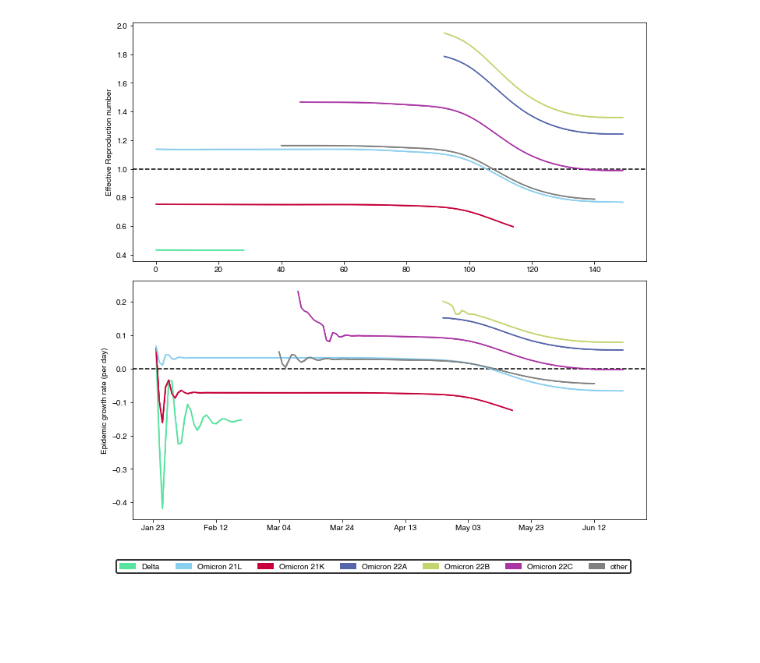
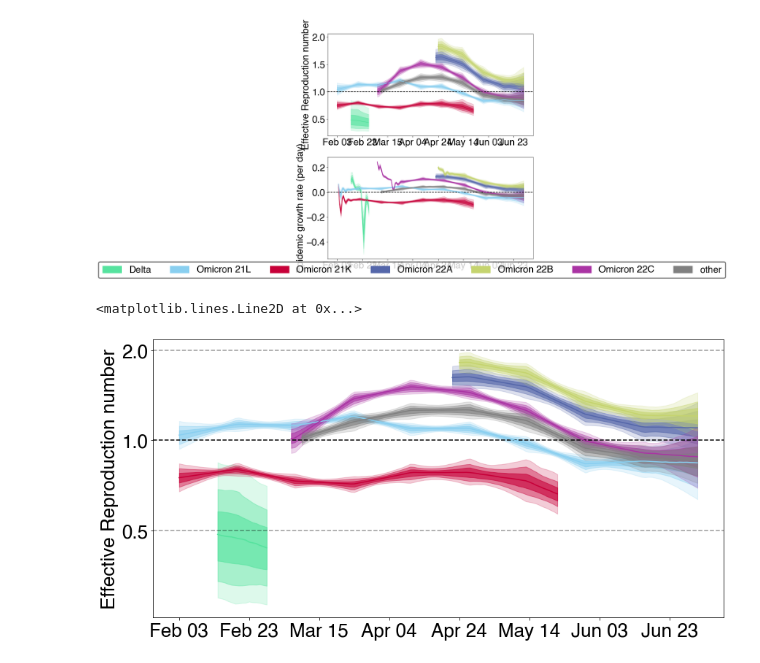
Before and after one commit to blab/evofr, a Jupyter notebook: notebooks/example_variant_renewal.ipynb, the cells around one changed output. Saved outputs shown, nothing was run; the diff lists cells and outputs as text; code cells hidden in the pictures; blank space fills up the shorter version.

Commit message:
Example with basis expansion

```diff
--- a/notebooks/example_variant_renewal.ipynb
+++ b/notebooks/example_variant_renewal.ipynb
@@ -36,17 +36,18 @@ gen = ef.pad_delays(
 
 delays = ef.pad_delays([ef.discretise_lognorm(mn=3.1, std=1.0)])
 
+basis_fn = ef.Spline(order=2, k=10)
 
-
-renewal_model = ef.RenewalModel(gen, delays, seed_L, forecast_L, k=10,
+renewal_model = ef.RenewalModel(gen, delays, seed_L, forecast_L,
                        RLik = ef.GARW(0.1, 0.1),
                        CLik = ef.ZINegBinomCases(0.05),
                        SLik = ef.DirMultinomialSeq(100),
-                       v_names = v_names)
+                       v_names = v_names,
+                       basis_fn= basis_fn)
 # %%
 # Fititng model
-svi_MAP = ef.InferMAP(iters=20_000, lr=0.01)
-posterior = svi_MAP.fit(renewal_model, variant_data)
+inference_method = ef.InferFullRank(iters=20_000, lr=0.01, num_samples=1000)
+posterior = inference_method.fit(renewal_model, variant_data)
 # %%
 import matplotlib
 import matplotlib.pyplot as plt
@@ -109,27 +110,52 @@ fig.subplots_adjust(bottom = 0.1)
 # %%
 fig = plt.figure(figsize=(10, 10))
 gs = fig.add_gridspec(nrows=2, ncols=1)
 
 colors = [color_map[v] for v in variant_data.var_names] # Mapping colors to observed variants
 
 # Plot Reff
 ax = fig.add_subplot(gs[0,0])
 plot_R_censored(ax, posterior.samples, ps, alphas, colors)
 ax.set_ylabel("Effective Reproduction number") # Making ylabel
 
 # Plot little R
-ax = fig.add_subplot(gs[1,0])
+ax = fig.add_subplot(gs[1,0], sharex=ax)
 plot_little_r_censored(ax, posterior.samples, ps, alphas, colors)
+ax.set_ylabel("Epidemic growth rate (per day)") # Making ylabel
+
+# Add dates
 add_dates_sep(ax, variant_data.dates, sep=20) # Adding dates
-ax.set_ylabel("Epidemic growth rate (per day)") # Making ylabel
 
 
 # Make legend
 patches = [matplotlib.patches.Patch(color=c, label=l) for l, c in color_map.items()]
 legend = fig.legend(patches, list(color_map.keys()), ncol=len(color_map.keys()), loc="lower center")
 legend.get_frame().set_linewidth(2.)
 legend.get_frame().set_edgecolor("k")
 fig.tight_layout()
 fig.subplots_adjust(bottom = 0.1)
 # %% [output]
-[figure, old version]
+[figure, new version]
+# %%
+fig = plt.figure(figsize=(14, 7))
+gs = fig.add_gridspec(nrows=1, ncols=1)
+
+colors = [color_map[v] for v in variant_data.var_names] # Mapping colors to observed variants
+
+# Plot Reff
+ax = fig.add_subplot(gs[0,0])
+plot_R_censored(ax, posterior.samples, ps, alphas, colors)
+ax.set_ylabel("Effective Reproduction number") # Making ylabel
+add_dates_sep(ax, variant_data.dates, sep=20) # Adding dates
+
+# Y-axis log sacle: Suggestion by Dylan Morris
+ax.set_yscale('log', base=2)
+ax.set_yticks([0.5, 1.0, 2.0])
+ax.set_yticklabels([0.5, 1.0, 2.0])
+
+# Adding lines to highlight generational halving and doubling
+ax.axhline(y=2.0, color="k", linestyle="--", alpha=0.4)
+ax.axhline(y=0.5, color="k", linestyle="--", alpha=0.4)
+# %% [output]
+<matplotlib.lines.Line2D at 0x...>
+[figure, added]
```
Also changed, not shown: parts of 1 cell of this notebook.
